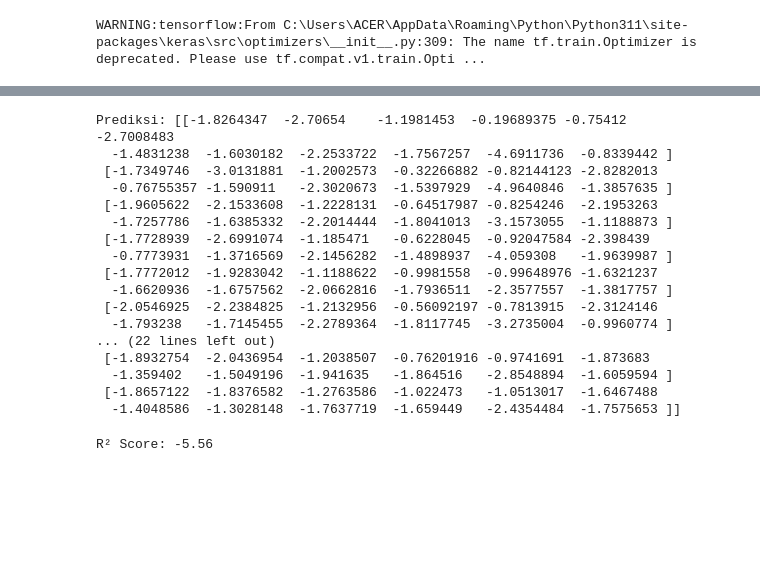
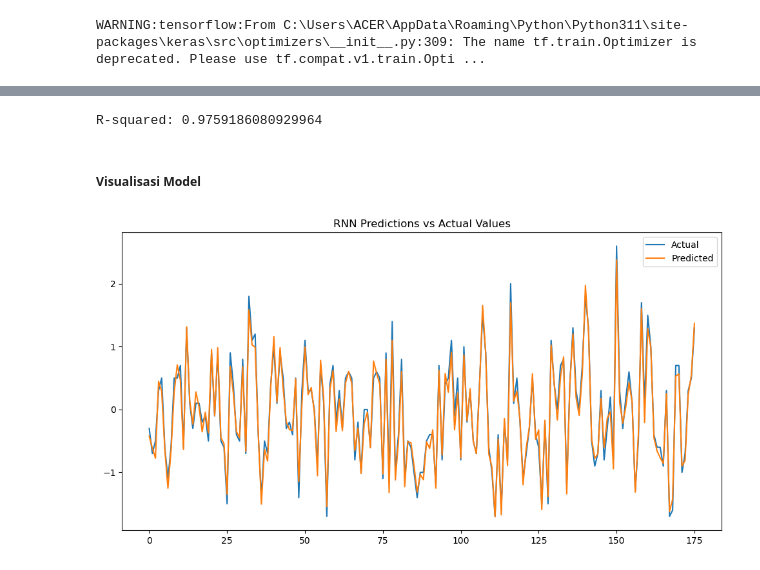
Before and after one commit to IndrianaHw/TASTASTAS, a Jupyter notebook: Jayaaaaa.ipynb, the cells around one changed output, grey strips where cells are left out. Drawn from its saved outputs; the diff is of its cells as text; code cells hidden in the pictures; blank space fills up the shorter version.

```diff
--- a/Jayaaaaa.ipynb
+++ b/Jayaaaaa.ipynb
@@ -103,4 +124,5 @@ WARNING:tensorflow:From C:\Users\ACER\AppData\Roaming\Python\Python311\site-pack
 # %%
-model.compile(optimizer='adam', loss='mean_squared_error')
+# Compile model
+model.compile(optimizer='adam', loss='mse')
 # %% [output]
 WARNING:tensorflow:From C:\Users\ACER\AppData\Roaming\Python\Python311\site-packages\keras\src\optimizers\__init__.py:309: The name tf.train.Optimizer is deprecated. Please use tf.compat.v1.train.Opti ...
@@ -117,0 +129,7 @@ Test Score: 0.3512
+# %%
+# Training model
+model.fit(X_train, y_train,
+          epochs=100,
+          batch_size=32,
+          validation_split=0.1,
+          verbose=1)
@@ -118,3 +163,3 @@ Test Score: 0.3512
 # %%
-y_pred=model.predict(X_test)
+predictions = model.predict(X_test)
 # %% [output]
@@ -122,27 +167,19 @@ y_pred=model.predict(X_test)
-# %%
-y_pred_inv = scaler.inverse_transform(y_pred)
-print('Prediksi:', y_pred_inv)
-# %% [output]
-Prediksi: [[-1.8264347  -2.70654    -1.1981453  -0.19689375 -0.75412    -2.7008483
-  -1.4831238  -1.6030182  -2.2533722  -1.7567257  -4.6911736  -0.8339442 ]
- [-1.7349746  -3.0131881  -1.2002573  -0.32266882 -0.82144123 -2.8282013
-  -0.76755357 -1.590911   -2.3020673  -1.5397929  -4.9640846  -1.3857635 ]
- [-1.9605622  -2.1533608  -1.2228131  -0.64517987 -0.8254246  -2.1953263
-  -1.7257786  -1.6385332  -2.2014444  -1.8041013  -3.1573055  -1.1188873 ]
- [-1.7728939  -2.6991074  -1.185471   -0.6228045  -0.92047584 -2.398439
-  -0.7773931  -1.3716569  -2.1456282  -1.4898937  -4.059308   -1.9639987 ]
- [-1.7772012  -1.9283042  -1.1188622  -0.9981558  -0.99648976 -1.6321237
-  -1.6620936  -1.6757562  -2.0662816  -1.7936511  -2.3577557  -1.3817757 ]
- [-2.0546925  -2.2384825  -1.2132956  -0.56092197 -0.7813915  -2.3124146
-  -1.793238   -1.7145455  -2.2789364  -1.8117745  -3.2735004  -0.9960774 ]
-... (22 lines left out)
- [-1.8932754  -2.0436954  -1.2038507  -0.76201916 -0.9741691  -1.873683
-  -1.359402   -1.5049196  -1.941635   -1.864516   -2.8548894  -1.6059594 ]
- [-1.8657122  -1.8376582  -1.2763586  -1.022473   -1.0513017  -1.6467488
-  -1.4048586  -1.3028148  -1.7637719  -1.659449   -2.4354484  -1.7575653 ]]
-# %%
-r2 = r2_score(y_test, y_pred)
-
-print('R² Score: %.2f' % r2)
-# %% [output]
-R² Score: -5.56
+# %%
+predictions = scaler.inverse_transform(predictions)
+y_test_actual = scaler.inverse_transform(y_test)
+# %%
+r_squared = r2_score(y_test_actual, predictions)
+print(f'R-squared: {r_squared}')
+# %% [output]
+R-squared: 0.9759186080929964
+# %% [markdown]
+##### Visualisasi Model
+# %%
+plt.figure(figsize=(12,6))
+plt.plot(y_test_actual, label='Actual')
+plt.plot(predictions, label='Predicted')
+plt.legend()
+plt.title('RNN Predictions vs Actual Values')
+plt.show()
+# %% [output]
+[figure, added]
```
Also changed, not shown: parts of 21 cells of this notebook.
